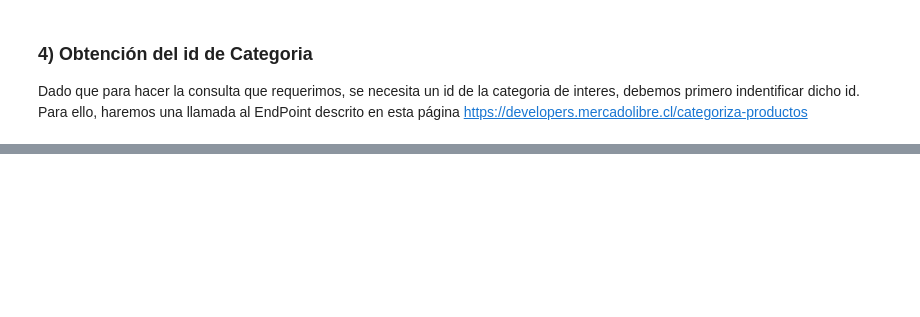
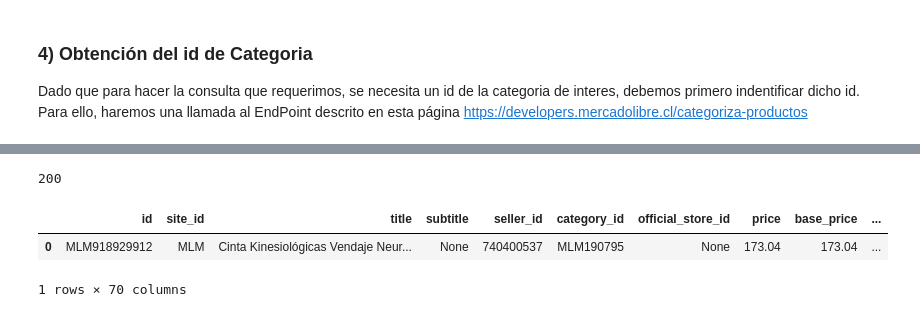
Before and after one commit to hvasquez28/g1-ds_santander-f2-team7-Phyton, a Jupyter notebook: Entrega_Final_Procesamiento_DanielTapia_LuisZanabria_NorbertoPena_HaroldVasquez/Top20MercadolibreMx.ipynb, the cells around one changed output, grey strips where cells are left out. Cells and saved outputs as stored; diff of their text form; code cells hidden in the pictures; blank space fills up the shorter version.

```diff
--- a/Entrega_Final_Procesamiento_DanielTapia_LuisZanabria_NorbertoPena_HaroldVasquez/Top20MercadolibreMx.ipynb
+++ b/Entrega_Final_Procesamiento_DanielTapia_LuisZanabria_NorbertoPena_HaroldVasquez/Top20MercadolibreMx.ipynb
@@ -40,4 +48,4 @@ sites
 # %%
 # Ahora buscamos el ID del site que nos interesa
-sites.loc[sites['name'] == 'Mexico', ['id']]
-# site_id
+site_id = sites.iloc[10]['id']
+site_id
@@ -53,5 +63,5 @@ r.status_code
 # si en la respuesta anterior obtenemos un 200, procedemos a crear un DF con la respuesta obtenida
 
 json = r.json()
-categories =  pd.json_normalize(json['id','name'])
+categories =  pd.json_normalize(json)
 categories
@@ -58,4 +70,5 @@ categories
 # %%
 # Revisando la respuesta obtenida, se deduce que la categoria que nos interesa es 'Deportes y Fitness'. Por eso buscamos el Id de esta
-sites.loc[sites['name'] == 'Deportes y Fitness', ['id']]
-# category_id
+#sites.loc[sites['name'] == 'Deportes y Fitness', ['id']]
+category_id = categories.iloc[14]['id']
+category_id
@@ -77,0 +113,16 @@ top20
+# %%
+category_id = top20.iloc[4]['id']
+endpoint = 'https://api.mercadolibre.com/items/' + category_id
+endpoint
+r = requests.get(endpoint, headers=token, timeout=5)
+r.status_code
+# %% [output]
+200
+# %%
+json = r.json()
+tempitem = pd.json_normalize(json)
+tempitem
+# %% [output]
+|  | id | site_id | title | subtitle | seller_id | category_id | official_store_id | price | base_price | ... |
+| 0 | MLM918929912 | MLM | Cinta Kinesiológicas Vendaje Neur... | None | 740400537 | MLM190795 | None | 173.04 | 173.04 | ... |
+1 rows × 70 columns
```
Also changed, not shown: parts of 23 cells of this notebook.
